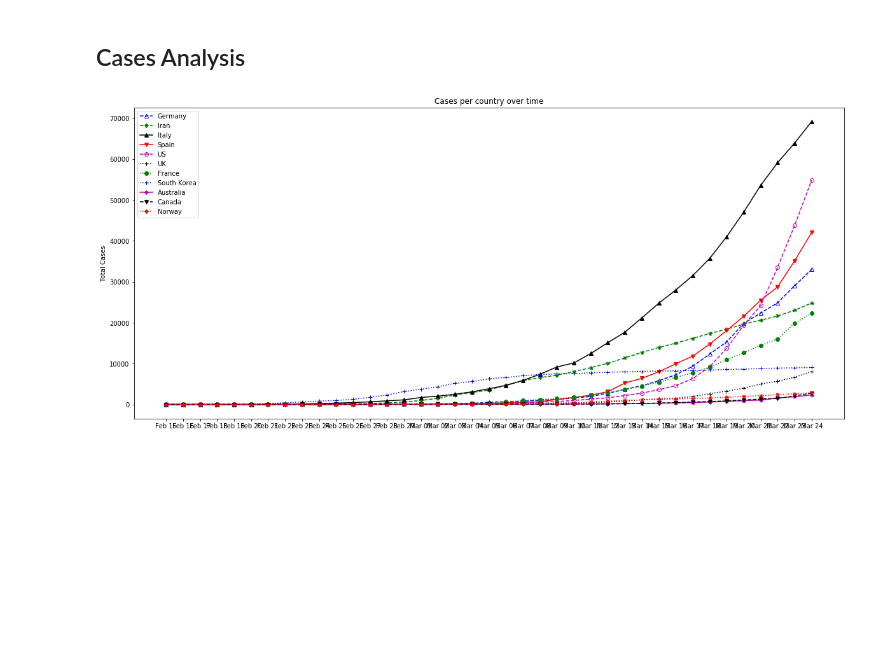
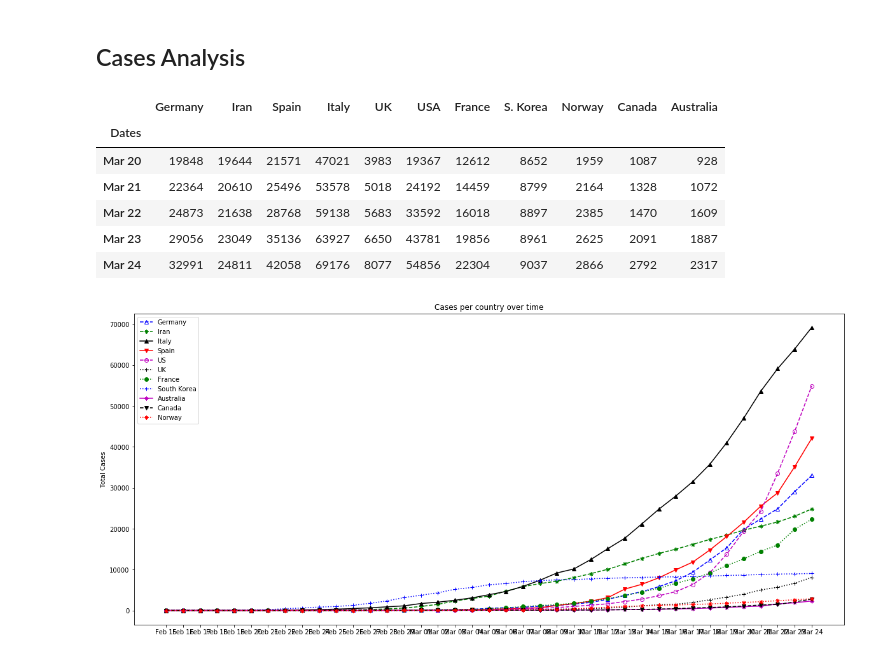
Before and after one commit to Petrichor12/Coronavirus, a Jupyter notebook: Analysis.ipynb, the cells around one changed output. Saved outputs shown, nothing was run; the diff lists cells and outputs as text; code cells hidden in the pictures; blank space fills up the shorter version.

```diff
--- a/Analysis.ipynb
+++ b/Analysis.ipynb
@@ -128,6 +128,16 @@ df_cases = pd.read_csv('./Data/Stats/Cases.csv')
 df_cases = df_cases.set_index('Dates')
 
 #df_cases.tail()
+# %%
+df_cases.tail()
+# %% [output]
+|  | Germany | Iran | Spain | Italy | UK | USA | France | S. Korea | Norway | Canada | Australia |
+| Dates |  |  |  |  |  |  |  |  |  |  |  |
+| Mar 20 | 19848 | 19644 | 21571 | 47021 | 3983 | 19367 | 12612 | 8652 | 1959 | 1087 | 928 |
+| Mar 21 | 22364 | 20610 | 25496 | 53578 | 5018 | 24192 | 14459 | 8799 | 2164 | 1328 | 1072 |
+| Mar 22 | 24873 | 21638 | 28768 | 59138 | 5683 | 33592 | 16018 | 8897 | 2385 | 1470 | 1609 |
+| Mar 23 | 29056 | 23049 | 35136 | 63927 | 6650 | 43781 | 19856 | 8961 | 2625 | 2091 | 1887 |
+| Mar 24 | 32991 | 24811 | 42058 | 69176 | 8077 | 54856 | 22304 | 9037 | 2866 | 2792 | 2317 |
 # %%
 #cases over time
 x = df_cases.index
```
Also changed, not shown: parts of 1 cell of this notebook, 1 other file.
